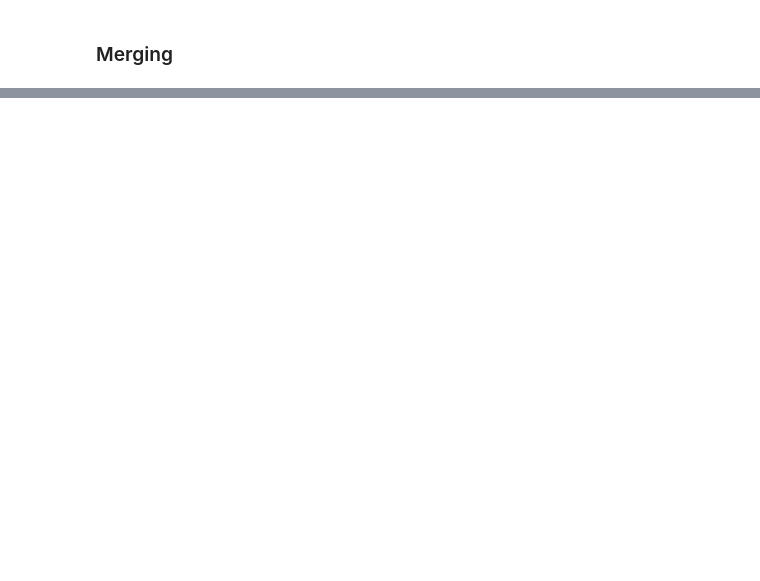
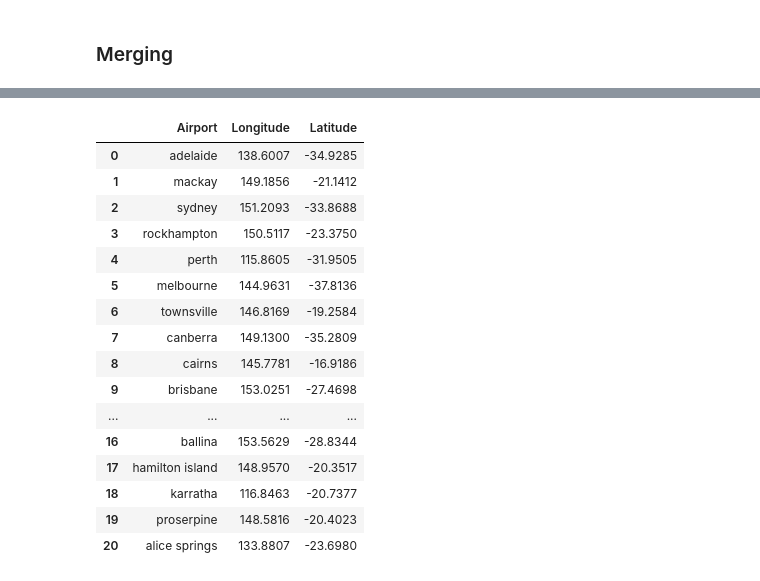
Before and after one commit to 1ThomasS/Aviation_Analysis, a Jupyter notebook: Aviation_Traffic_Data.ipynb, the cells around one changed output, grey strips where cells are left out. Saved outputs shown, nothing was run; the diff lists cells and outputs as text; code cells hidden in the pictures; blank space fills up the shorter version.

```diff
--- a/Aviation_Traffic_Data.ipynb
+++ b/Aviation_Traffic_Data.ipynb
@@ -206,0 +268,20 @@ Index(['Airport', 'Month_date', 'Year', 'Month', 'Departures_On_Time',
+# %%
+long_lat
+# %% [output]
+|  | Airport | Longitude | Latitude |
+| 0 | adelaide | 138.6007 | -34.9285 |
+| 1 | mackay | 149.1856 | -21.1412 |
+| 2 | sydney | 151.2093 | -33.8688 |
+| 3 | rockhampton | 150.5117 | -23.3750 |
+| 4 | perth | 115.8605 | -31.9505 |
+| 5 | melbourne | 144.9631 | -37.8136 |
+| 6 | townsville | 146.8169 | -19.2584 |
+| 7 | canberra | 149.1300 | -35.2809 |
+| 8 | cairns | 145.7781 | -16.9186 |
+| 9 | brisbane | 153.0251 | -27.4698 |
+| ... | ... | ... | ... |
+| 16 | ballina | 153.5629 | -28.8344 |
+| 17 | hamilton island | 148.9570 | -20.3517 |
+| 18 | karratha | 116.8463 | -20.7377 |
+| 19 | proserpine | 148.5816 | -20.4023 |
+| 20 | alice springs | 133.8807 | -23.6980 |
```
Also changed, not shown: parts of 22 cells of this notebook, 4 other files.
